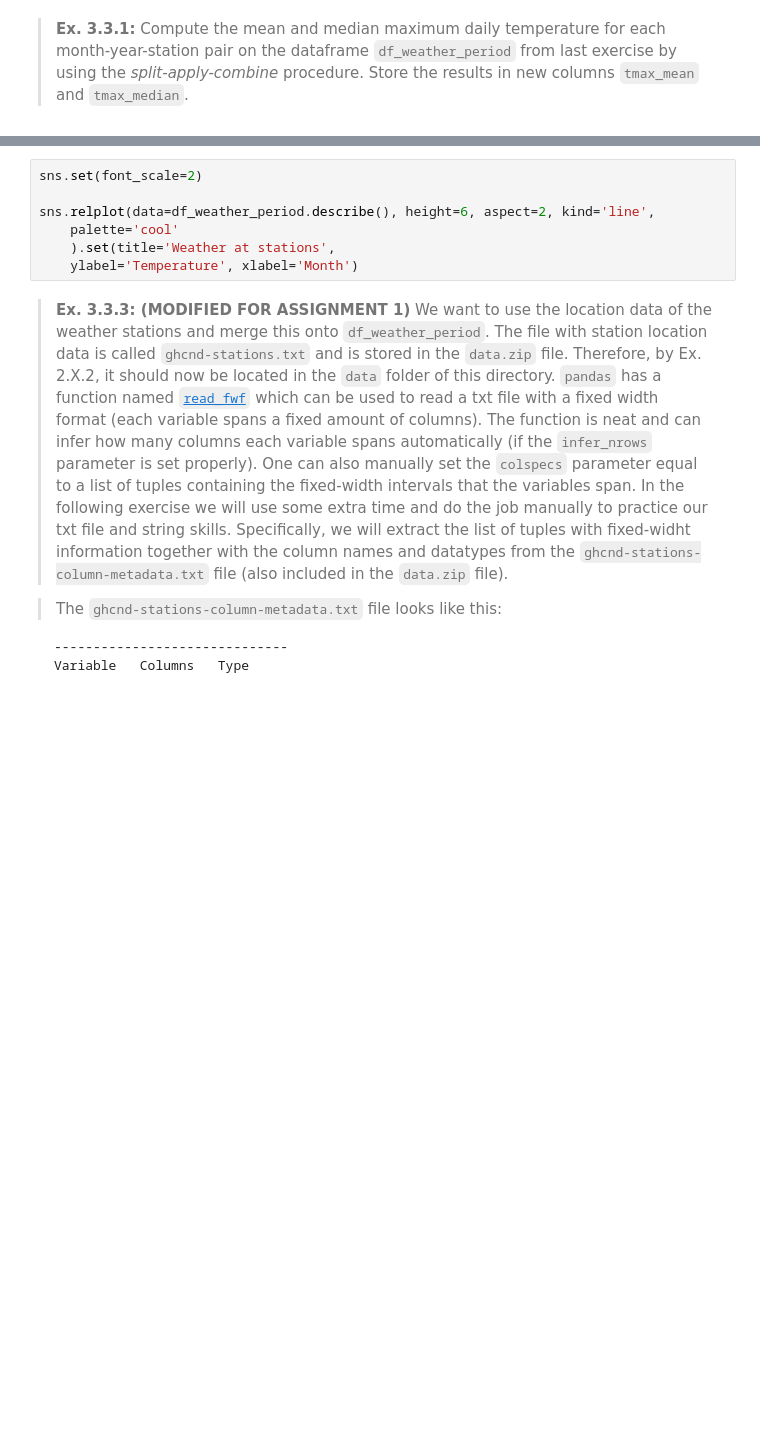
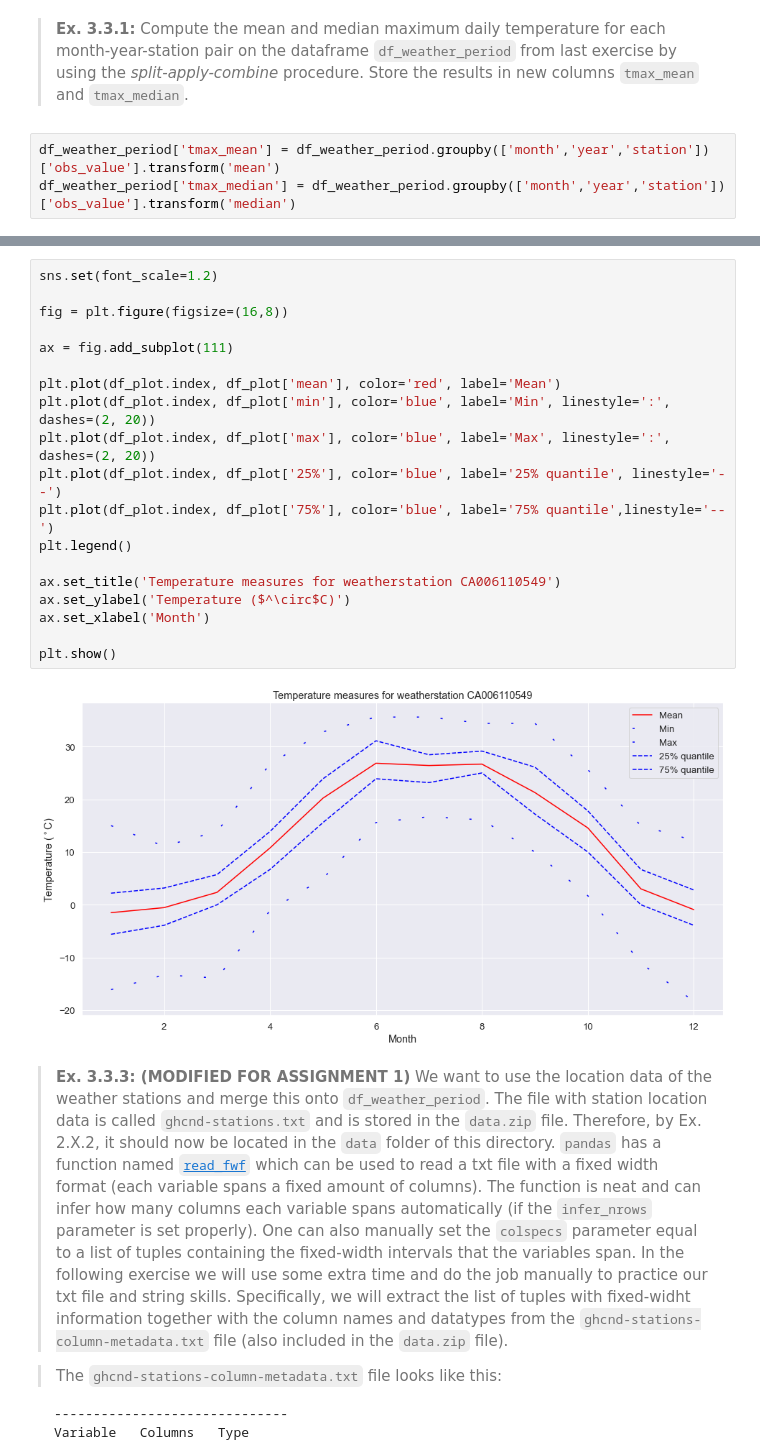
Before and after one commit to Bernseng/ISDS, a Jupyter notebook: assignments/assignment1/assignment_1.ipynb, the cells around one changed output, grey strips where cells are left out. Cells and saved outputs as stored; diff of their text form; blank space fills up the shorter version.

```diff
--- a/assignments/assignment1/assignment_1.ipynb
+++ b/assignments/assignment1/assignment_1.ipynb
@@ -180,19 +180,36 @@ raise NotImplementedError()
 ## Problems from Exercise Set 3:
 # %% [markdown]
 > **Ex. 3.3.1:** Compute the mean and median maximum daily temperature for each month-year-station pair on the dataframe `df_weather_period` from last exercise by using the _split-apply-combine_ procedure. Store the results in new columns `tmax_mean` and `tmax_median`.
+# %%
+df_weather_period['tmax_mean'] = df_weather_period.groupby(['month','year','station'])['obs_value'].transform('mean')
+df_weather_period['tmax_median'] = df_weather_period.groupby(['month','year','station'])['obs_value'].transform('median')
 # %% [markdown]
 > **Ex. 3.3.2:** Plot the monthly max,min, mean, first and third quartiles for maximum temperature for the station with ID _'CA006110549'_ from `df_weather_period`.
 
 > *Hint*: the method `describe` computes all these measures. Try to make your plot look like the one below.
 
 <img src="station_data_plot.png">
-# %%
-sns.set(font_scale=2)
-
-sns.relplot(data=df_weather_period.describe(), height=6, aspect=2, kind='line',
-    palette='cool'
-    ).set(title='Weather at stations',
-    ylabel='Temperature', xlabel='Month')
+# %%
+sns.set(font_scale=1.2)
+
+fig = plt.figure(figsize=(16,8))
+
+ax = fig.add_subplot(111)
+
+plt.plot(df_plot.index, df_plot['mean'], color='red', label='Mean')
+plt.plot(df_plot.index, df_plot['min'], color='blue', label='Min', linestyle=':', dashes=(2, 20))
+plt.plot(df_plot.index, df_plot['max'], color='blue', label='Max', linestyle=':', dashes=(2, 20))
+plt.plot(df_plot.index, df_plot['25%'], color='blue', label='25% quantile', linestyle='--')
+plt.plot(df_plot.index, df_plot['75%'], color='blue', label='75% quantile',linestyle='--')
+plt.legend()
+
+ax.set_title('Temperature measures for weatherstation CA006110549')
+ax.set_ylabel('Temperature ($^\circ$C)')
+ax.set_xlabel('Month')
+
+plt.show()
+# %% [output]
+[figure, added]
 # %% [markdown]
 > **Ex. 3.3.3: (MODIFIED FOR ASSIGNMENT 1)** We want to use the location data of the weather stations and merge this onto `df_weather_period`. The file with station location data is called  `ghcnd-stations.txt` and is stored in the `data.zip` file. Therefore, by Ex. 2.X.2, it should now be located in the `data` folder of this directory. `pandas` has a function named [`read_fwf`](https://pandas.pydata.org/docs/reference/api/pandas.read_fwf.html) which can be used to read a txt file with a fixed width format (each variable spans a fixed amount of columns). The function is neat and can infer how many columns each variable spans automatically (if the `infer_nrows` parameter is set properly). One can also manually set the `colspecs` parameter equal to a list of tuples containing the fixed-width intervals that the variables span. In the following exercise we will use some extra time and do the job manually to practice our txt file and string skills. Specifically, we will extract the list of tuples with fixed-widht information together with the column names and datatypes from the `ghcnd-stations-column-metadata.txt` file (also included in the `data.zip` file).
 
```
Also changed, not shown: parts of 8 cells of this notebook.
